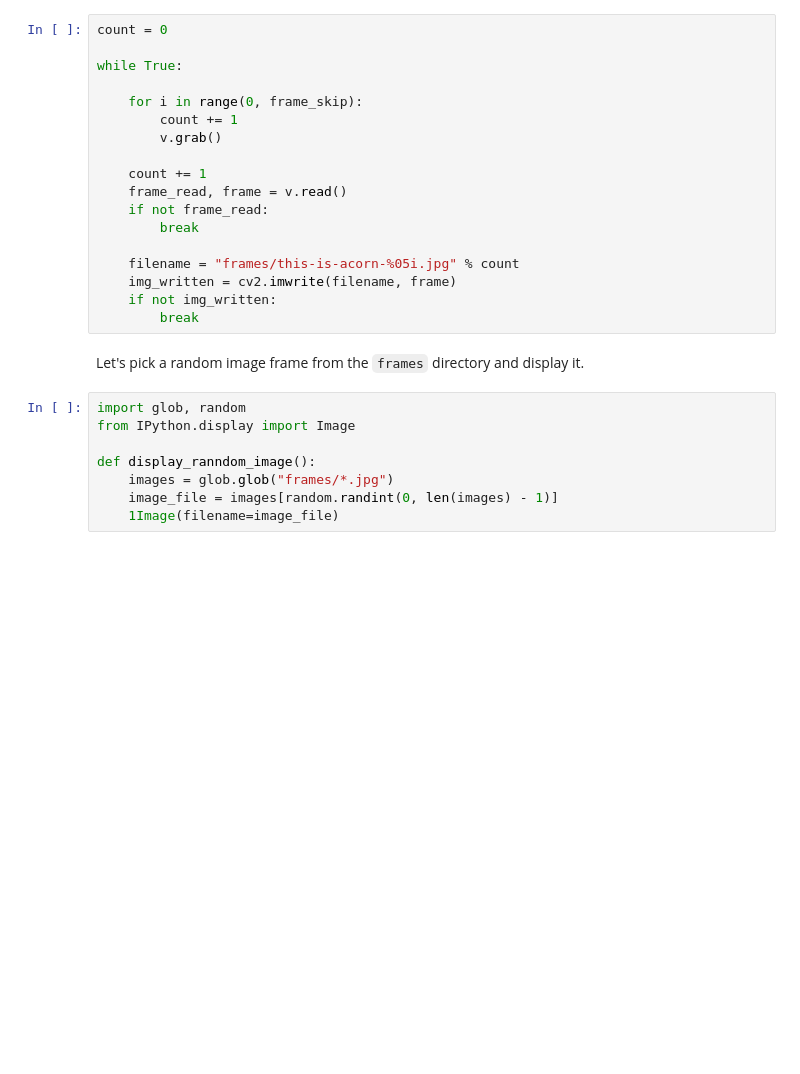
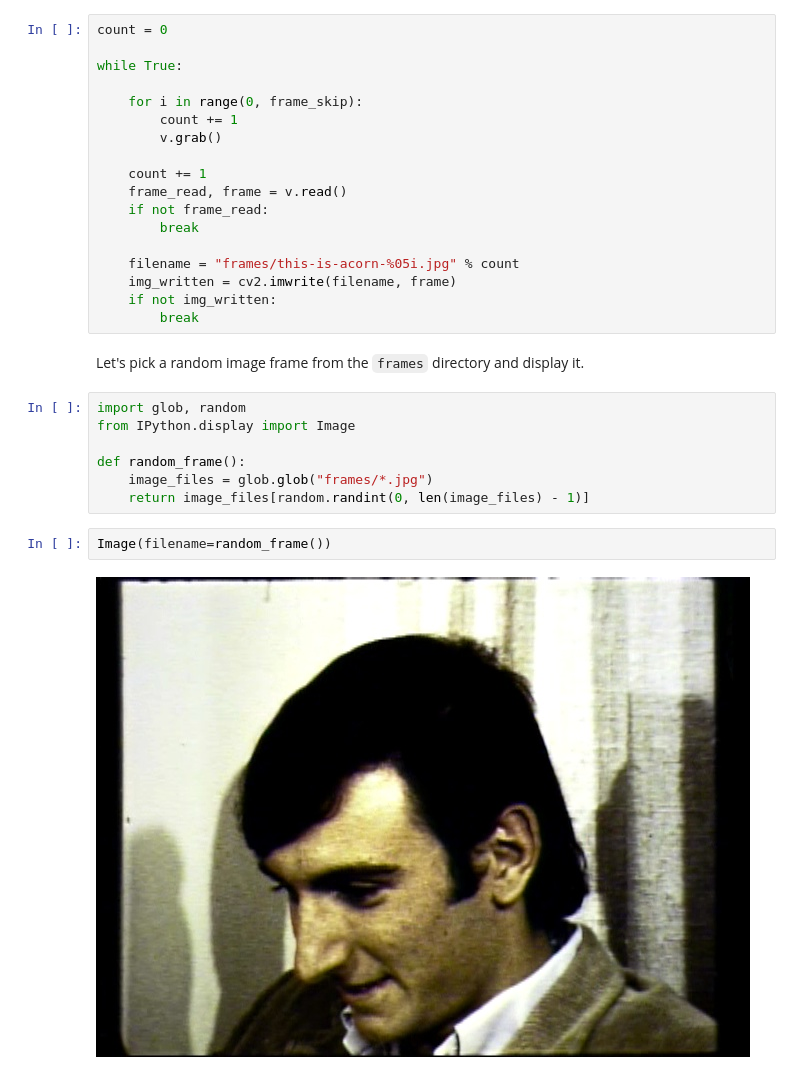
Before and after one commit to umd-mith/filmlab, a Jupyter notebook: extract-frames.py.ipynb, the cells around one changed output. Cells and saved outputs as stored; diff of their text form; blank space fills up the shorter version.

Commit message:
added random image output

```diff
--- a/extract-frames.py.ipynb
+++ b/extract-frames.py.ipynb
@@ -36,7 +36,10 @@ Let's pick a random image frame from the `frames` directory and display it.
 import glob, random
 from IPython.display import Image
 
-def display_ranndom_image():
-    images = glob.glob("frames/*.jpg")
-    image_file = images[random.randint(0, len(images) - 1)]
-    1Image(filename=image_file)
+def random_frame():
+    image_files = glob.glob("frames/*.jpg")
+    return image_files[random.randint(0, len(image_files) - 1)]
+# %%
+Image(filename=random_frame())
+# %% [output]
+[figure, added]
```
Also changed, not shown: parts of 2 cells of this notebook.
